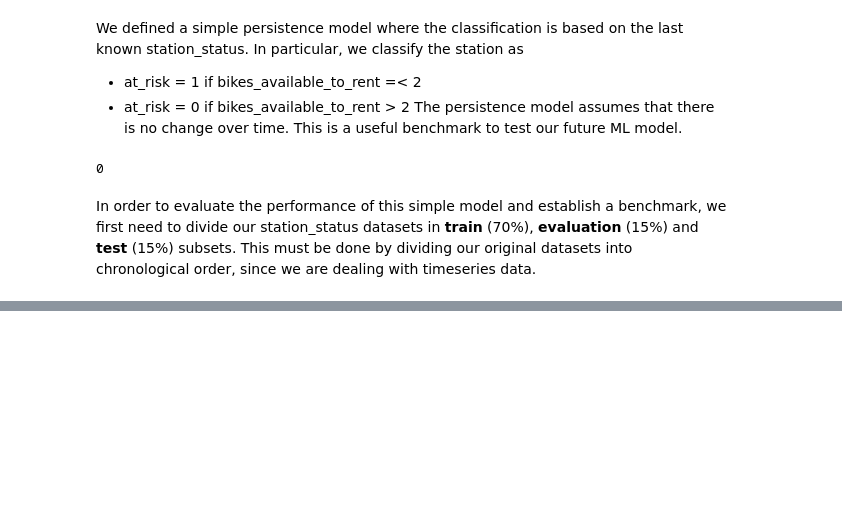
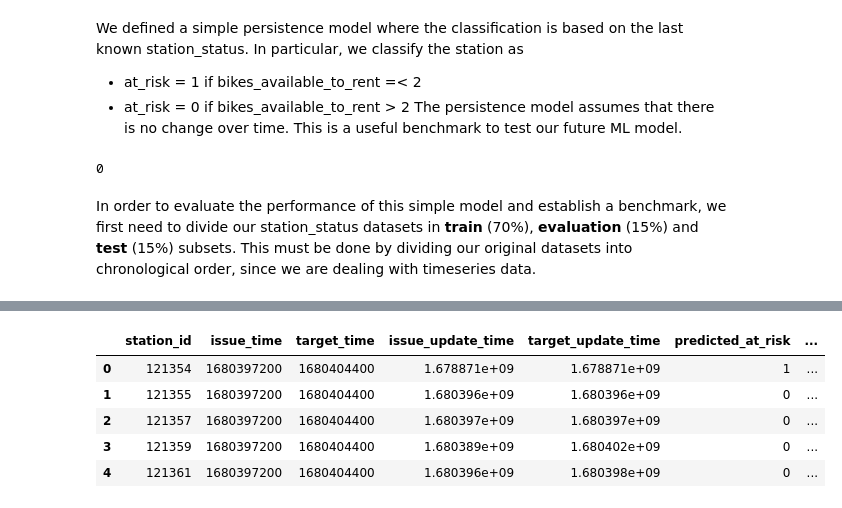
Before and after one commit to foretell-labs/CityFlow, a Jupyter notebook: notebooks/01_data_exploration.ipynb, the cells around one changed output, grey strips where cells are left out. Cells and saved outputs as stored; diff of their text form; code cells hidden in the pictures; blank space fills up the shorter version.

```diff
--- a/notebooks/01_data_exploration.ipynb
+++ b/notebooks/01_data_exploration.ipynb
@@ -303,3 +303,15 @@ test.head()
 | 2 | 4287542 | 1.685405e+09 | 1 | 0 | 1 | 9 | 0 | ... |
 | 3 | 4287542 | 1.685405e+09 | 3 | 0 | 3 | 7 | 0 | ... |
 | 4 | 1250605 | 1.685405e+09 | 6 | 0 | 6 | 3 | 0 | ... |
+# %%
+from src.modelling.persistance import build_persistence_evaluation
+
+persistence_pairs = build_persistence_evaluation(city_dir, evaluation)
+persistence_pairs.head()
+# %% [output]
+|  | station_id | issue_time | target_time | issue_update_time | target_update_time | predicted_at_risk | ... |
+| 0 | 121354 | 1680397200 | 1680404400 | 1.678871e+09 | 1.678871e+09 | 1 | ... |
+| 1 | 121355 | 1680397200 | 1680404400 | 1.680396e+09 | 1.680396e+09 | 0 | ... |
+| 2 | 121357 | 1680397200 | 1680404400 | 1.680397e+09 | 1.680397e+09 | 0 | ... |
+| 3 | 121359 | 1680397200 | 1680404400 | 1.680389e+09 | 1.680402e+09 | 0 | ... |
+| 4 | 121361 | 1680397200 | 1680404400 | 1.680396e+09 | 1.680398e+09 | 0 | ... |
```
Also changed, not shown: 2 other files.
